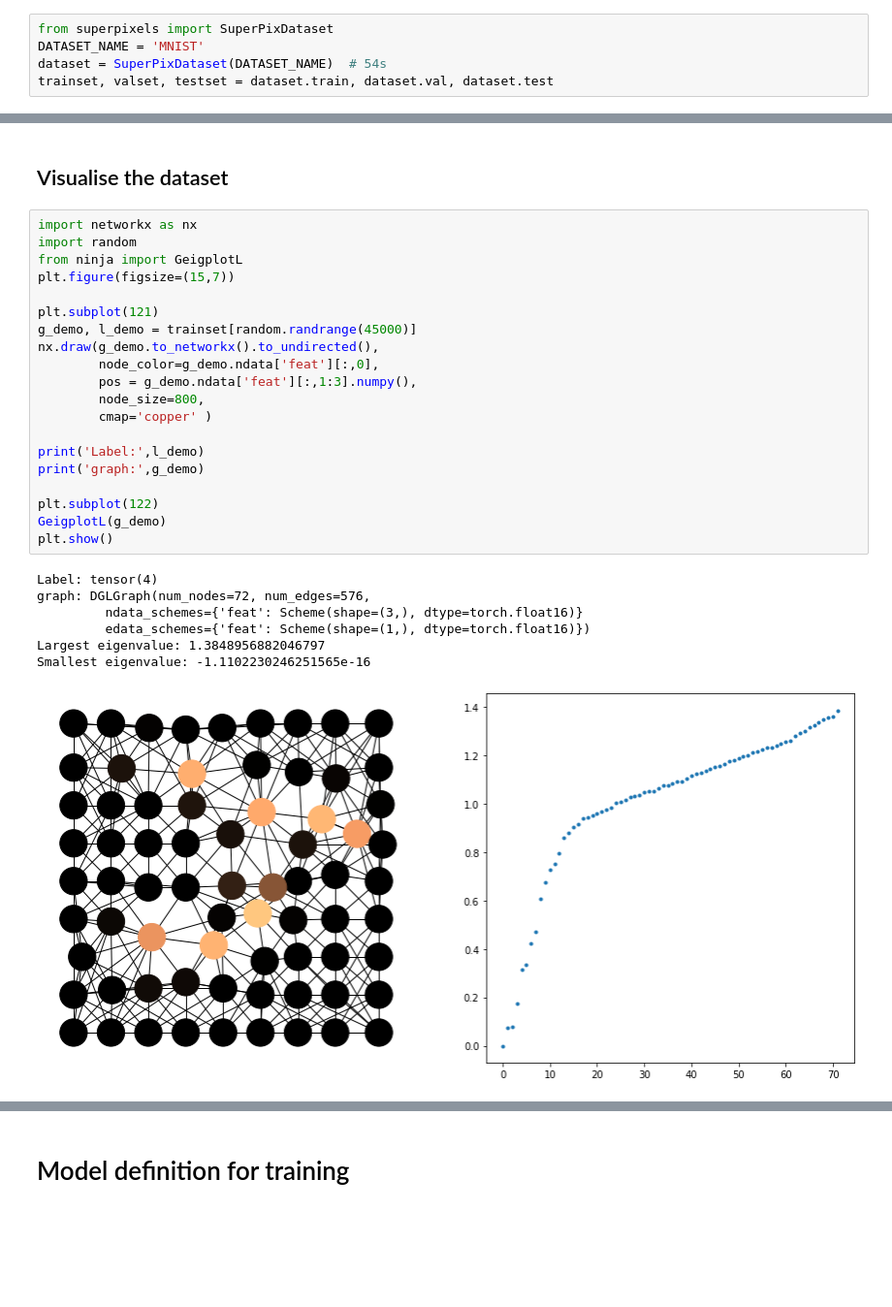
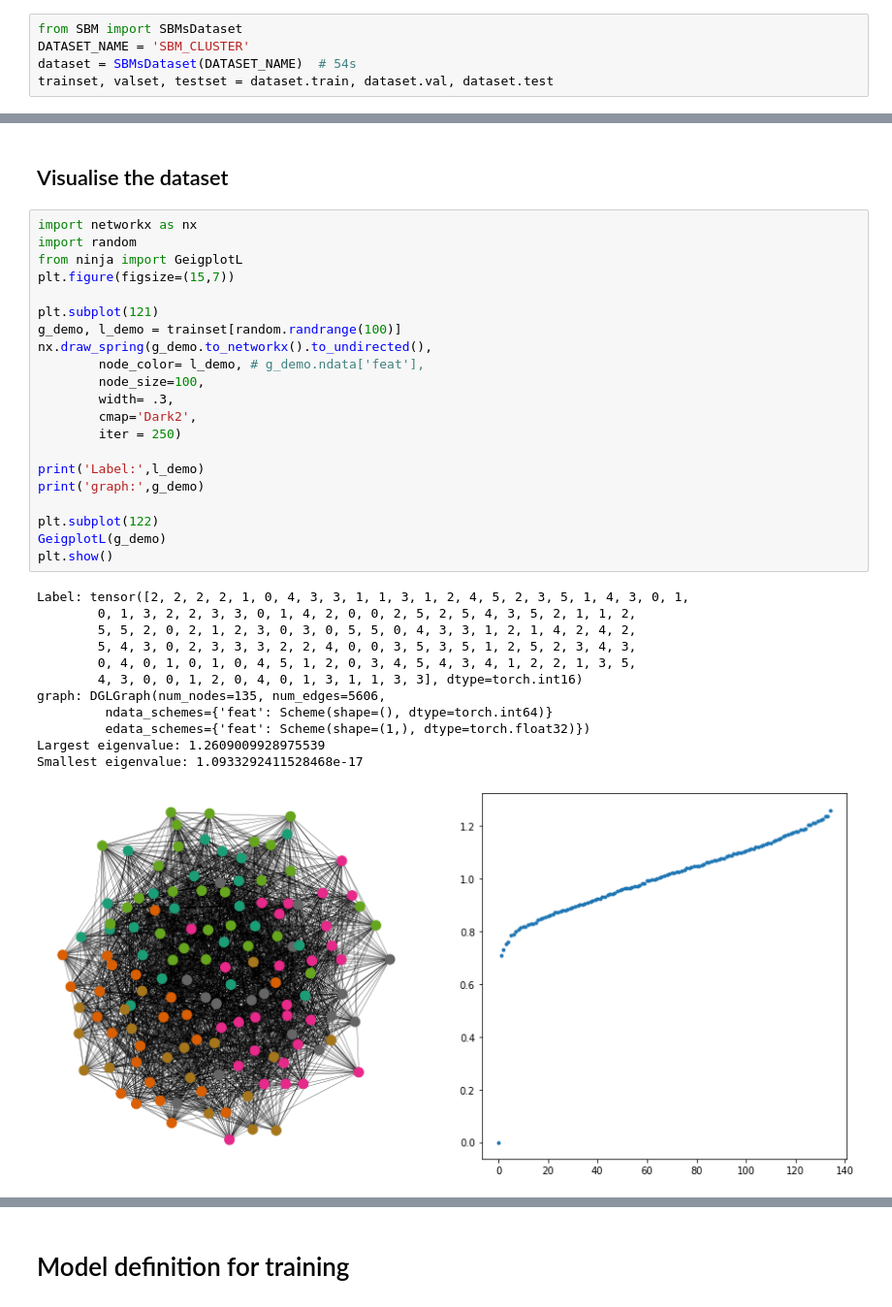
Before and after one commit to Axeln78/SpectralDGL, a Jupyter notebook: SBM/training.ipynb, the cells around one changed output, grey strips where cells are left out. Shown: that part at 97% size. Cells and saved outputs as stored; diff of their text form; blank space fills up the shorter version.

```diff
--- a/SBM/training.ipynb
+++ b/SBM/training.ipynb
@@ -36,6 +42,6 @@ cuda available
 # %%
-from superpixels import SuperPixDataset
-DATASET_NAME = 'MNIST'
-dataset = SuperPixDataset(DATASET_NAME)  # 54s
+from SBM import SBMsDataset
+DATASET_NAME = 'SBM_CLUSTER'
+dataset = SBMsDataset(DATASET_NAME)  # 54s
 trainset, valset, testset = dataset.train, dataset.val, dataset.test
 # %% [output]
@@ -49,28 +54,34 @@ train, test, val sizes : 55000 10000 5000
 # %%
 import networkx as nx
 import random
 from ninja import GeigplotL
 plt.figure(figsize=(15,7))
 
 plt.subplot(121)
-g_demo, l_demo = trainset[random.randrange(45000)]
-nx.draw(g_demo.to_networkx().to_undirected(),
-        node_color=g_demo.ndata['feat'][:,0],
-        pos = g_demo.ndata['feat'][:,1:3].numpy(),
-        node_size=800,
-        cmap='copper' )
+g_demo, l_demo = trainset[random.randrange(100)]
+nx.draw_spring(g_demo.to_networkx().to_undirected(),
+        node_color= l_demo, # g_demo.ndata['feat'],
+        node_size=100,
+        width= .3,
+        cmap='Dark2',
+        iter = 250)
 
 print('Label:',l_demo)
 print('graph:',g_demo)
 
 plt.subplot(122)
 GeigplotL(g_demo)
 plt.show()
 # %% [output]
-Label: tensor(4)
-graph: DGLGraph(num_nodes=72, num_edges=576,
-         ndata_schemes={'feat': Scheme(shape=(3,), dtype=torch.float16)}
-         edata_schemes={'feat': Scheme(shape=(1,), dtype=torch.float16)})
-Largest eigenvalue: 1.3848956882046797
-Smallest eigenvalue: -1.1102230246251565e-16
+Label: tensor([2, 2, 2, 2, 1, 0, 4, 3, 3, 1, 1, 3, 1, 2, 4, 5, 2, 3, 5, 1, 4, 3, 0, 1,
+        0, 1, 3, 2, 2, 3, 3, 0, 1, 4, 2, 0, 0, 2, 5, 2, 5, 4, 3, 5, 2, 1, 1, 2,
+        5, 5, 2, 0, 2, 1, 2, 3, 0, 3, 0, 5, 5, 0, 4, 3, 3, 1, 2, 1, 4, 2, 4, 2,
+        5, 4, 3, 0, 2, 3, 3, 3, 2, 2, 4, 0, 0, 3, 5, 3, 5, 1, 2, 5, 2, 3, 4, 3,
+        0, 4, 0, 1, 0, 1, 0, 4, 5, 1, 2, 0, 3, 4, 5, 4, 3, 4, 1, 2, 2, 1, 3, 5,
+        4, 3, 0, 0, 1, 2, 0, 4, 0, 1, 3, 1, 1, 3, 3], dtype=torch.int16)
+graph: DGLGraph(num_nodes=135, num_edges=5606,
+         ndata_schemes={'feat': Scheme(shape=(), dtype=torch.int64)}
+         edata_schemes={'feat': Scheme(shape=(1,), dtype=torch.float32)})
+Largest eigenvalue: 1.2609009928975539
+Smallest eigenvalue: 1.0933292411528468e-17
-[figure, old version]
+[figure, new version]
```
Also changed, not shown: parts of 19 cells of this notebook.
